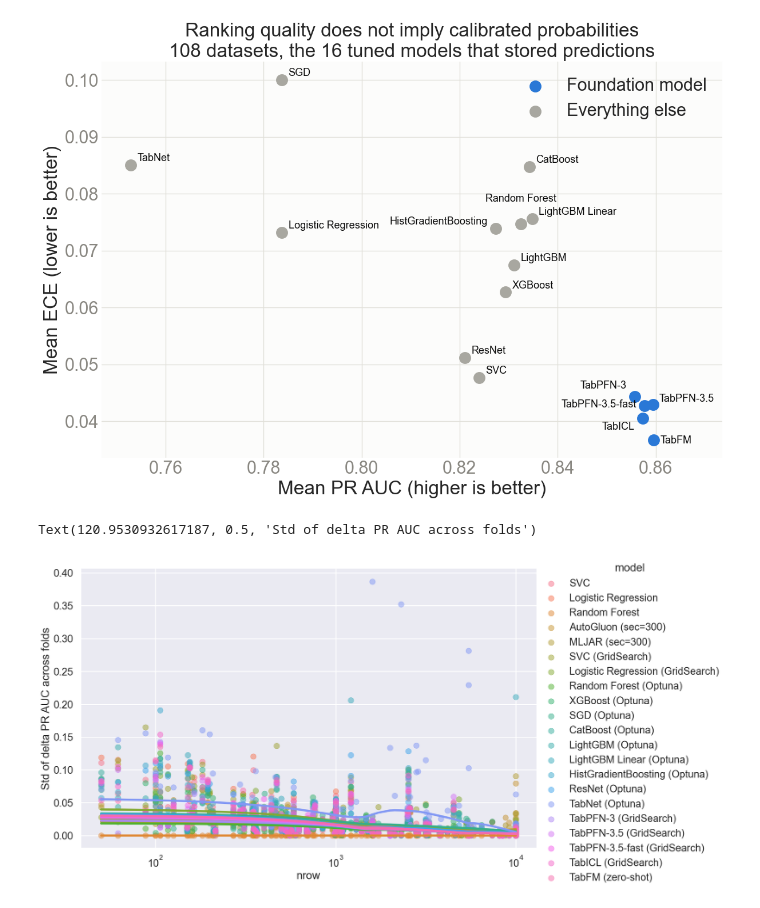
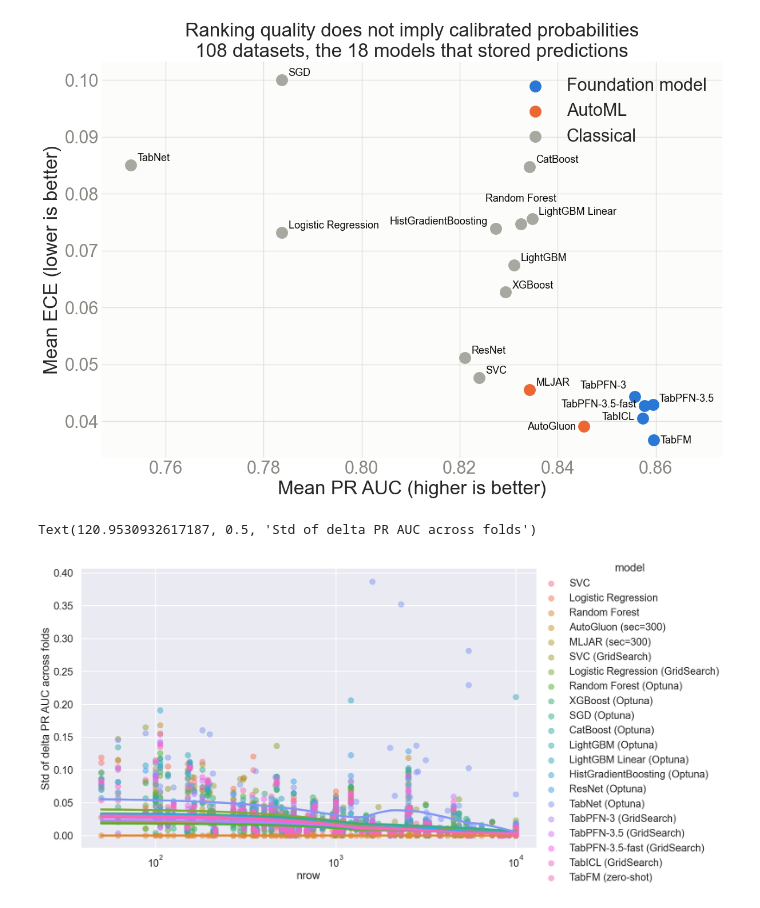
Before and after one commit to firefly1248/SmallDataBenchmarks, a Jupyter notebook: figures.ipynb, the cells around one changed output. Drawn from its saved outputs; the diff is of its cells as text; code cells hidden in the pictures.

```diff
--- a/figures.ipynb
+++ b/figures.ipynb
@@ -42,9 +46,9 @@ random_forest_df = pd.DataFrame(random_forest_results, columns=FOLD_COLS, index=
 random_forest_df['model'] = 'Random Forest'
 
 autogluon_df = pd.DataFrame(autogluon_results, columns=FOLD_COLS, index=automl_datasets)
-autogluon_df['model'] = 'AutoGluon (sec=300)'
+autogluon_df['model'] = AUTOML_LABELS['autogluon']
 mljar_df = pd.DataFrame(mljar_results, columns=FOLD_COLS, index=automl_datasets)
-mljar_df['model'] = 'MLJAR (sec=300)'
+mljar_df['model'] = AUTOML_LABELS['mljar']
 
 missing = [k for k in MODEL_LABELS if k not in optuna_results]
 if missing:
@@ -252,8 +256,8 @@ time_lookup = {}
 for model_key, label in MODEL_LABELS.items():
     if model_key in optuna_times and len(optuna_times[model_key]) > 0:
         time_lookup[label] = np.nanmean(optuna_times[model_key])
-time_lookup['AutoGluon (sec=300)'] = np.nanmean(autogluon_times)
-time_lookup['MLJAR (sec=300)'] = np.nanmean(mljar_times)
+time_lookup[AUTOML_LABELS['autogluon']] = np.nanmean(autogluon_times)
+time_lookup[AUTOML_LABELS['mljar']] = np.nanmean(mljar_times)
 
 model_delta_mean = results_df.groupby('model')['mean_delta'].mean()
 time_rows = []
@@ -442,40 +465,42 @@ Best raw ECE: 0.0367. Models whose best post-hoc ECE still exceeds it: 13 of 16.
 # %%
 fig, ax = plt.subplots(figsize=(14, 9))
 for label, colour, models in [
-    ('Foundation model', ACCENT, [m for m in calib_df.index if m in FOUNDATION]),
-    ('Everything else', CONTEXT, [m for m in calib_df.index if m not in FOUNDATION]),
+    ('Foundation model', ACCENT, [m for m in calib_df.index if m in FOUNDATION_MODELS]),
+    ('AutoML', AUTOML_RAMP[0], [m for m in calib_df.index if m in AUTOML_MODELS]),
+    ('Classical', CONTEXT, [m for m in calib_df.index if m not in FOUNDATION_MODELS | AUTOML_MODELS]),
 ]:
     ax.scatter(calib_df.loc[models, 'PR AUC'], calib_df.loc[models, 'ECE'],
                s=170, color=colour, label=label, zorder=3)
 
-# The five foundation models crowd one corner within 0.005 of each other, so their
-# labels are placed by hand; everything else takes the side with room on it.
+# The foundation models and AutoGluon crowd one corner, so their labels are placed
+# by hand; everything else takes the side with room on it.
 RIGHT, LEFT = ((-10, 5), 'right'), ((8, 5), 'left')
 PLACEMENT = {
     'Random Forest (Optuna)':        ((0, 28), 'center'),
     'HistGradientBoosting (Optuna)': RIGHT,
     'TabFM (zero-shot)':             ((8, -4), 'left'),
     'TabPFN-3.5 (GridSearch)':       ((8, 4), 'left'),
     'TabPFN-3.5-fast (GridSearch)':  ((-10, -2), 'right'),
-    'TabICL (GridSearch)':           ((-10, -14), 'right'),
+    'TabICL (GridSearch)':           ((-10, -2), 'right'),
+    'AutoGluon (sec=300)':           ((-10, -4), 'right'),
     'TabPFN-3 (GridSearch)':         ((-10, 10), 'right'),
 }
 x_max = calib_df['PR AUC'].max()
 for model, row in calib_df.iterrows():
     offset, align = PLACEMENT.get(model, RIGHT if row['PR AUC'] > x_max - 0.01 else LEFT)
     ax.annotate(model.split(' (')[0], (row['PR AUC'], row['ECE']), fontsize=13,
                 color=INK, textcoords='offset points', xytext=offset, ha=align)
 
 ax.set_xlim(calib_df['PR AUC'].min() - 0.006, x_max + 0.014)
 ax.set_xlabel('Mean PR AUC (higher is better)')
 ax.set_ylabel('Mean ECE (lower is better)')
 ax.set_title('Ranking quality does not imply calibrated probabilities\n'
-             f'{len(complete)} datasets, the {len(calib_df)} tuned models that stored predictions')
+             f'{len(complete)} datasets, the {len(calib_df)} models that stored predictions')
 ax.legend(frameon=False)
 style_axes(ax)
 fig.savefig('figures/calibration.png', dpi=150, bbox_inches='tight')
 # %% [output]
-[figure, old version]
+[figure, new version]
 # %%
 # variability of delta (across folds) vs number of samples
 g = sns.lmplot(
@@ -491,7 +516,7 @@ g.set(xscale='log')
 g.ax.set_ylabel('Std of delta PR AUC across folds')
 # %% [output]
 Text(120.9530932617187, 0.5, 'Std of delta PR AUC across folds')
-[figure, old version]
+[figure, new version]
 # %%
 # delta PR AUC vs imbalance ratio
 g = sns.lmplot(
```
Also changed, not shown: parts of 14 cells of this notebook, 13 other files.
